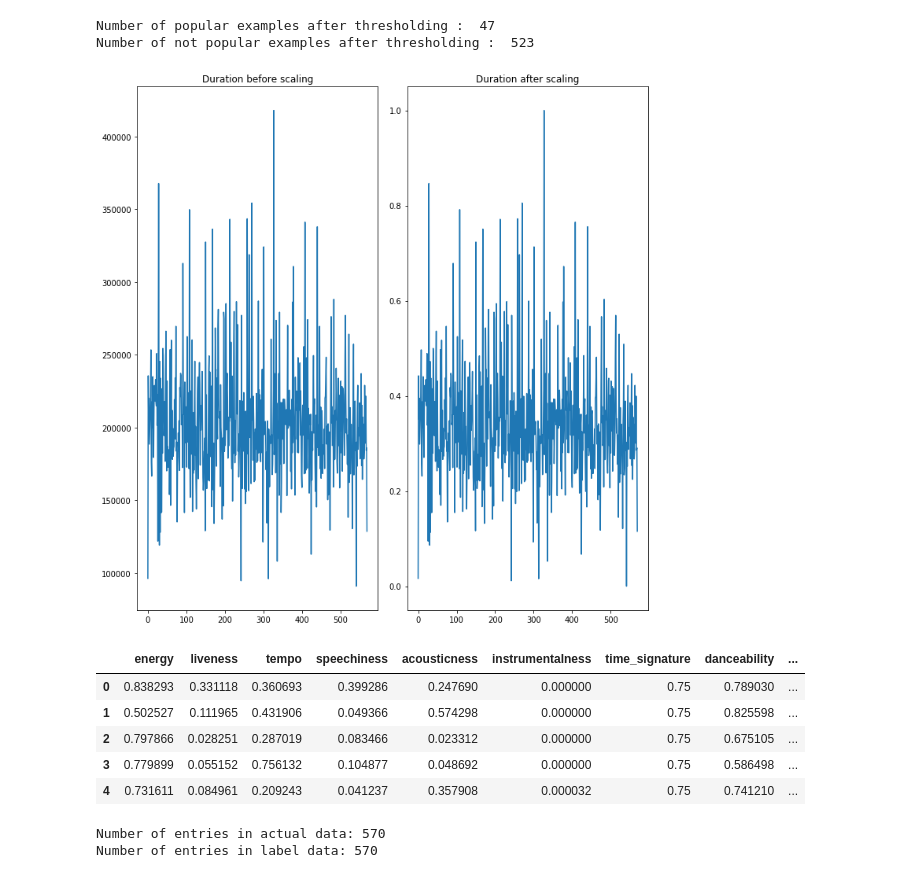
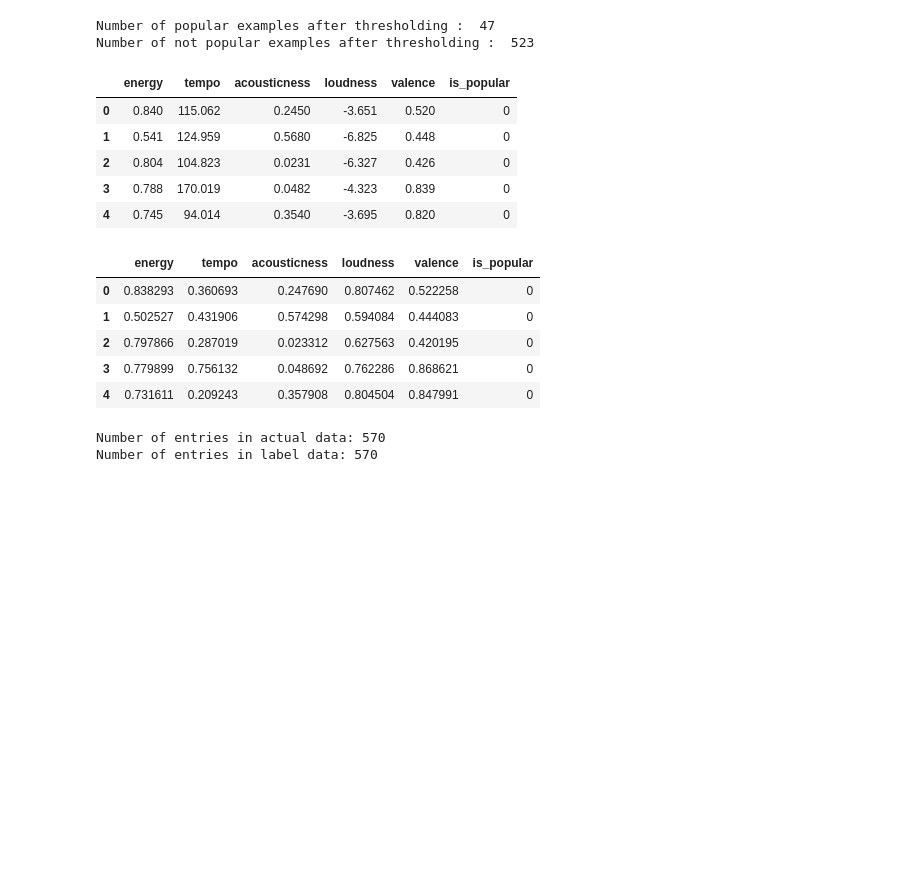
Before and after one commit to pawKer/Predicting-music-popularity, a Jupyter notebook: 3yp-automated-main.ipynb, the cells around one changed output. Drawn from its saved outputs; the diff is of its cells as text; code cells hidden in the pictures; blank space fills up the shorter version.

```diff
--- a/3yp-automated-main.ipynb
+++ b/3yp-automated-main.ipynb
@@ -54,42 +54,50 @@ Number of not popular examples after thresholding :  523
 # %%
 # Drop unnecessary columns from original data - also some legacy support for a different data format
 if 'song_id' in data.columns:
-    final_data.drop(['song_id', 'song_title', 'artist', 'popularity', 'youtube_video_title'], 1, inplace=True)
+    final_data.drop(['song_id', 'song_title', 'artist', 'popularity', 'youtube_video_title', 'youtube_view_count','speechiness','instrumentalness','time_signature', 'danceability', 'key','duration','mode', 'liveness'], 1, inplace=True)
 else:
     final_data.drop(['song_title', 'artist', 'popularity'], 1, inplace=True)
+# %%
+final_data.head()
+# %% [output]
+|  | energy | tempo | acousticness | loudness | valence | is_popular |
+| 0 | 0.840 | 115.062 | 0.2450 | -3.651 | 0.520 | 0 |
+| 1 | 0.541 | 124.959 | 0.5680 | -6.825 | 0.448 | 0 |
+| 2 | 0.804 | 104.823 | 0.0231 | -6.327 | 0.426 | 0 |
+| 3 | 0.788 | 170.019 | 0.0482 | -4.323 | 0.839 | 0 |
+| 4 | 0.745 | 94.014 | 0.3540 | -3.695 | 0.820 | 0 |
 # %%
-COLUMNS_TO_SCALE = ["energy", "liveness", "tempo",
-                    "speechiness", "acousticness", "instrumentalness",
-                    "time_signature", "danceability", "key",
-                    "duration", "loudness", "valence", "mode", "youtube_view_count"]
-
+# COLUMNS_TO_SCALE = ["energy", "liveness", "tempo",
+#                     "speechiness", "acousticness", "instrumentalness",
+#                     "time_signature", "danceability", "key",
+#                     "duration", "loudness", "valence", "mode"]
+COLUMNS_TO_SCALE = ["energy", "tempo","acousticness","loudness", "valence"]
 # Keep data in a temp variable for testing
 scaled_data = scale_data_normalize(final_data, COLUMNS_TO_SCALE)
 
 # Plots to see the difference before/after scaling
-plt.subplot(1,2,1)
-plt.plot(data['duration'])
-plt.title("Duration before scaling")
+# plt.subplot(1,2,1)
+# plt.plot(data['duration'])
+# plt.title("Duration before scaling")
 
-plt.subplot(1,2,2)
-plt.plot(scaled_data['duration'])
-plt.title("Duration after scaling")
-plt.tight_layout()
-plt.show()
+# plt.subplot(1,2,2)
+# plt.plot(scaled_data['duration'])
+# plt.title("Duration after scaling")
+# plt.tight_layout()
+# plt.show()
 
 # Copy data back
 final_data = scaled_data.copy()
 
 #Just to check that everything is fine
 final_data.head()
 # %% [output]
-[figure, removed]
-|  | energy | liveness | tempo | speechiness | acousticness | instrumentalness | time_signature | danceability | ... |
-| 0 | 0.838293 | 0.331118 | 0.360693 | 0.399286 | 0.247690 | 0.000000 | 0.75 | 0.789030 | ... |
-| 1 | 0.502527 | 0.111965 | 0.431906 | 0.049366 | 0.574298 | 0.000000 | 0.75 | 0.825598 | ... |
-| 2 | 0.797866 | 0.028251 | 0.287019 | 0.083466 | 0.023312 | 0.000000 | 0.75 | 0.675105 | ... |
-| 3 | 0.779899 | 0.055152 | 0.756132 | 0.104877 | 0.048692 | 0.000000 | 0.75 | 0.586498 | ... |
-| 4 | 0.731611 | 0.084961 | 0.209243 | 0.041237 | 0.357908 | 0.000032 | 0.75 | 0.741210 | ... |
+|  | energy | tempo | acousticness | loudness | valence | is_popular |
+| 0 | 0.838293 | 0.360693 | 0.247690 | 0.807462 | 0.522258 | 0 |
+| 1 | 0.502527 | 0.431906 | 0.574298 | 0.594084 | 0.444083 | 0 |
+| 2 | 0.797866 | 0.287019 | 0.023312 | 0.627563 | 0.420195 | 0 |
+| 3 | 0.779899 | 0.756132 | 0.048692 | 0.762286 | 0.868621 | 0 |
+| 4 | 0.731611 | 0.209243 | 0.357908 | 0.804504 | 0.847991 | 0 |
 # %%
 # X will be our examples and y will be our labels
 X = final_data.drop('is_popular', axis=1)
```
Also changed, not shown: parts of 5 cells of this notebook, 1 other file.
